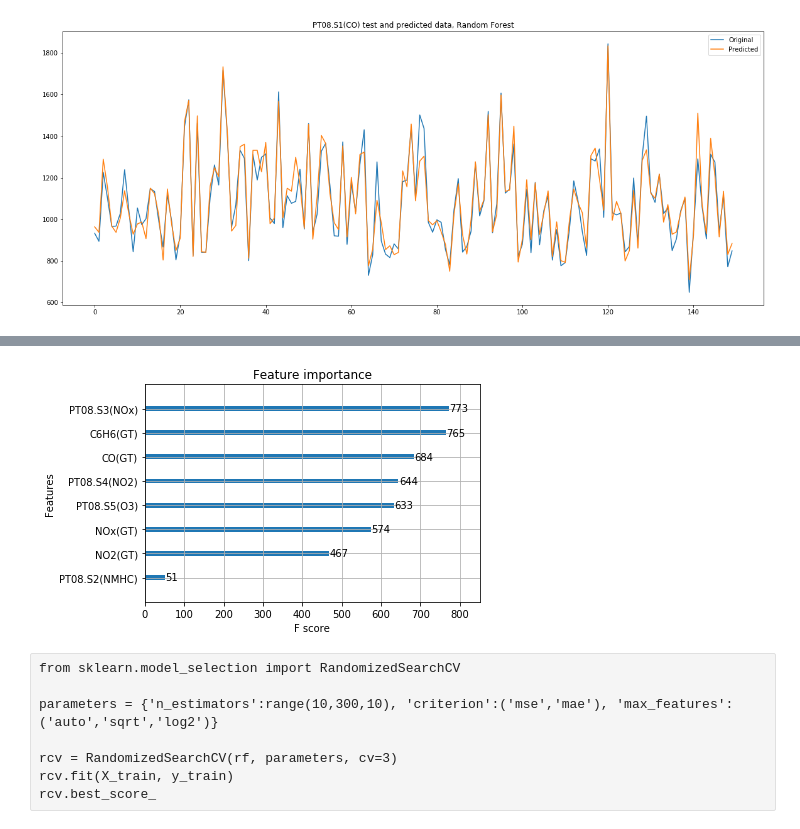
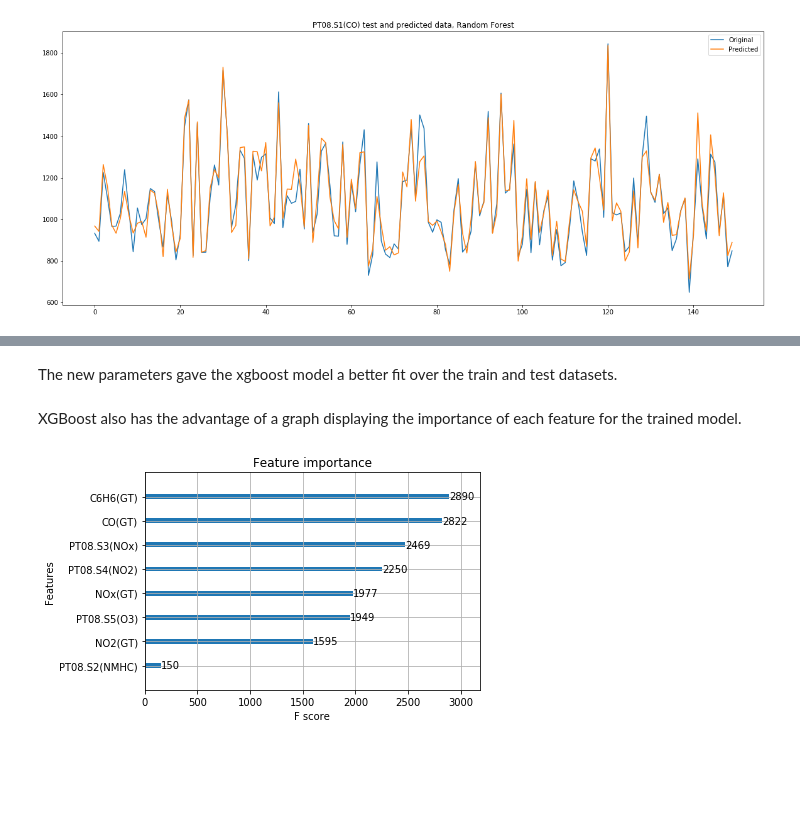
Before and after one commit to elisiojsj/Data-Science, a Jupyter notebook: CO_concentration-analysis.ipynb, the cells around one changed output, grey strips where cells are left out. Saved outputs shown, nothing was run; the diff lists cells and outputs as text; code cells hidden in the pictures; blank space fills up the shorter version.

Commit message:
xgboost model tuning by optuna

```diff
--- a/CO_concentration-analysis.ipynb
+++ b/CO_concentration-analysis.ipynb
@@ -523,0 +604,25 @@ plt.show()
+# %%
+#XGBoost Regressor
+xgbr_t = xgb.XGBRegressor(verbosity=0,
+                       max_depth=9,
+                       learning_rate=0.13187523406177992,
+                       gamma=0.25,
+                       lamda=1,
+                       scale_pos_weight=5)
+xgbr_t.fit(X_train, y_train)
+
+
+print("XGBoost Regressor")
+print("-----------------")
+print("R2 score (train set): {:.4f}".format(xgbr_t.score(X_train, y_train)))
+print("R2 score (test set): {:.4f}".format(xgbr_t.score(X_test, y_test)))
+
+# 10-fold cross validation
+xgbr_cv = np.mean(cross_val_score(xgbr_t, X_train, y_train, cv=10))
+print("Mean cross validation 10-fold accuracy: {:.4f}".format(xgbr_cv))
+
+# mean squared error
+y_pred_xgbr = xgbr_t.predict(X_test)
+mse = mean_squared_error(y_test, y_pred_xgbr)
+print("MSE: {:.4f}".format(mse))
+print("RMSE: {:.4f}".format(np.sqrt(mse)))
@@ -524,13 +637,8 @@ plt.show()
+# %% [markdown]
+The new parameters gave the xgboost model a better fit over the train and test datasets.<br><br>
+XGBoost also has the advantage of a graph displaying the importance of each feature for the trained model.
 # %%
-xgb.plot_importance(xgbr)
+xgb.plot_importance(xgbr_t)
 plt.show()
 # %% [output]
-[figure, old version]
+[figure, new version]
-# %% [raw]
-from sklearn.model_selection import RandomizedSearchCV
-
-parameters = {'n_estimators':range(10,300,10), 'criterion':('mse','mae'), 'max_features':('auto','sqrt','log2')}
-
-rcv = RandomizedSearchCV(rf, parameters, cv=3)
-rcv.fit(X_train, y_train)
-rcv.best_score_
```
Also changed, not shown: parts of 14 cells of this notebook.
